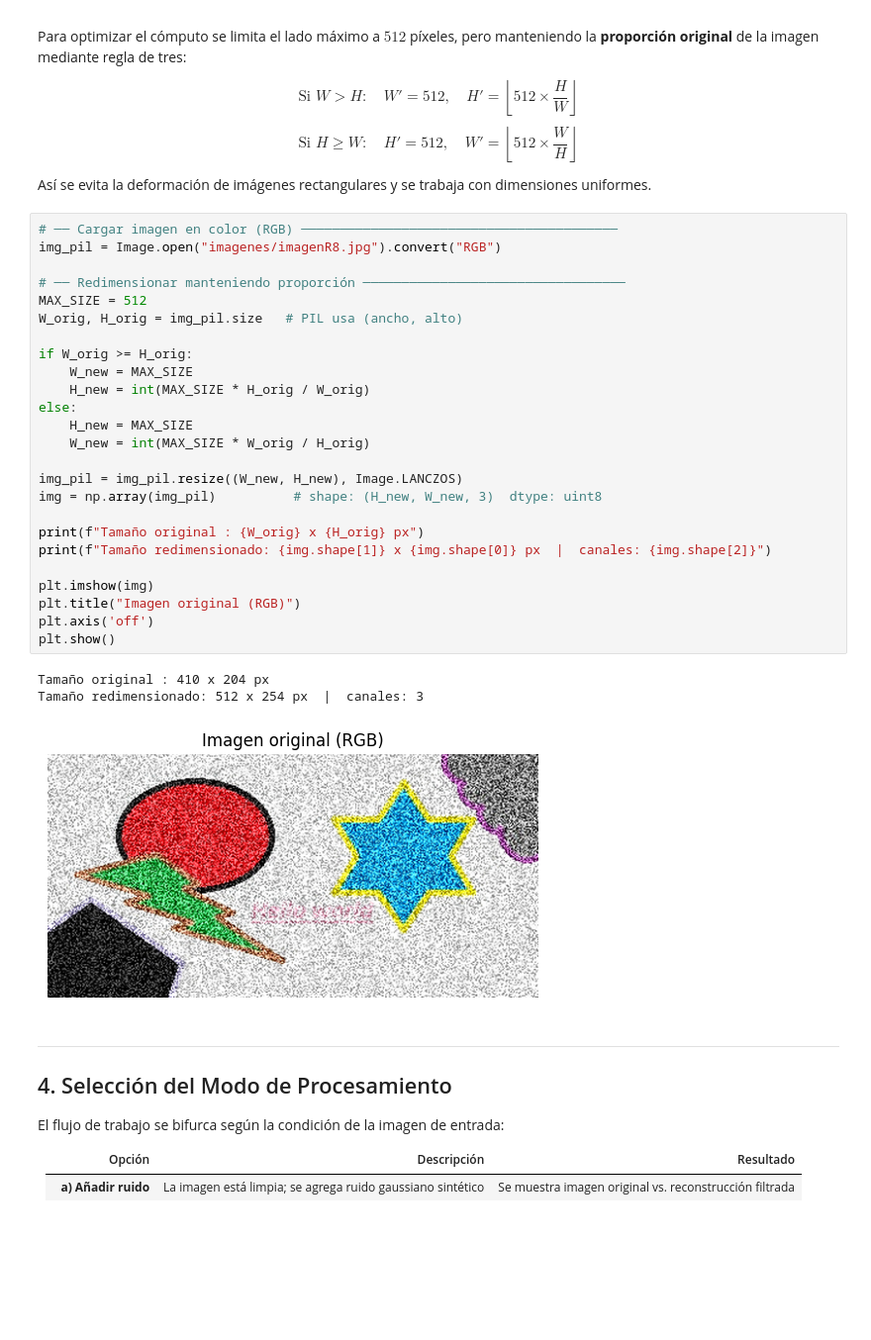
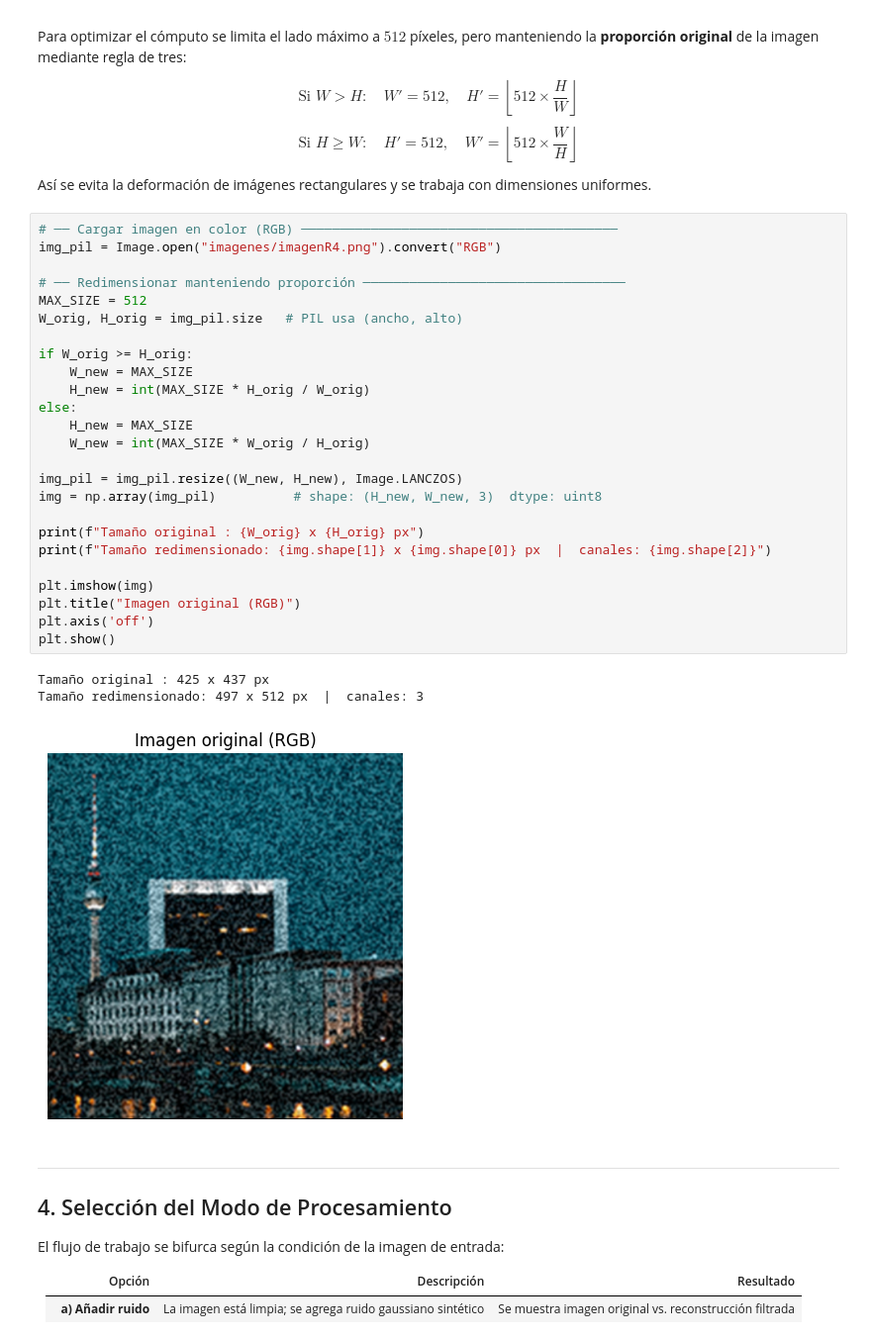
Before and after one commit to BrandonAscencio00077921/Proyecto_AN, a Jupyter notebook: proyecto_fft/notebook.ipynb, the cells around one changed output. Shown at 99% size. Saved outputs shown, nothing was run; the diff lists cells and outputs as text; blank space fills up the shorter version.

```diff
--- a/proyecto_fft/notebook.ipynb
+++ b/proyecto_fft/notebook.ipynb
@@ -110,33 +110,33 @@ $$
 Así se evita la deformación de imágenes rectangulares y se trabaja con dimensiones uniformes.
 # %%
 # ── Cargar imagen en color (RGB) ─────────────────────────────────────────
-img_pil = Image.open("imagenes/imagenR8.jpg").convert("RGB")
+img_pil = Image.open("imagenes/imagenR4.png").convert("RGB")
 
 # ── Redimensionar manteniendo proporción ──────────────────────────────────
 MAX_SIZE = 512
 W_orig, H_orig = img_pil.size   # PIL usa (ancho, alto)
 
 if W_orig >= H_orig:
     W_new = MAX_SIZE
     H_new = int(MAX_SIZE * H_orig / W_orig)
 else:
     H_new = MAX_SIZE
     W_new = int(MAX_SIZE * W_orig / H_orig)
 
 img_pil = img_pil.resize((W_new, H_new), Image.LANCZOS)
 img = np.array(img_pil)          # shape: (H_new, W_new, 3)  dtype: uint8
 
 print(f"Tamaño original : {W_orig} x {H_orig} px")
 print(f"Tamaño redimensionado: {img.shape[1]} x {img.shape[0]} px  |  canales: {img.shape[2]}")
 
 plt.imshow(img)
 plt.title("Imagen original (RGB)")
 plt.axis('off')
 plt.show()
 # %% [output]
-Tamaño original : 410 x 204 px
-Tamaño redimensionado: 512 x 254 px  |  canales: 3
+Tamaño original : 425 x 437 px
+Tamaño redimensionado: 497 x 512 px  |  canales: 3
-[figure, old version]
+[figure, new version]
 # %% [markdown]
 ---
 ## 4. Selección del Modo de Procesamiento
```
Also changed, not shown: parts of 12 cells of this notebook, 2 other files.
